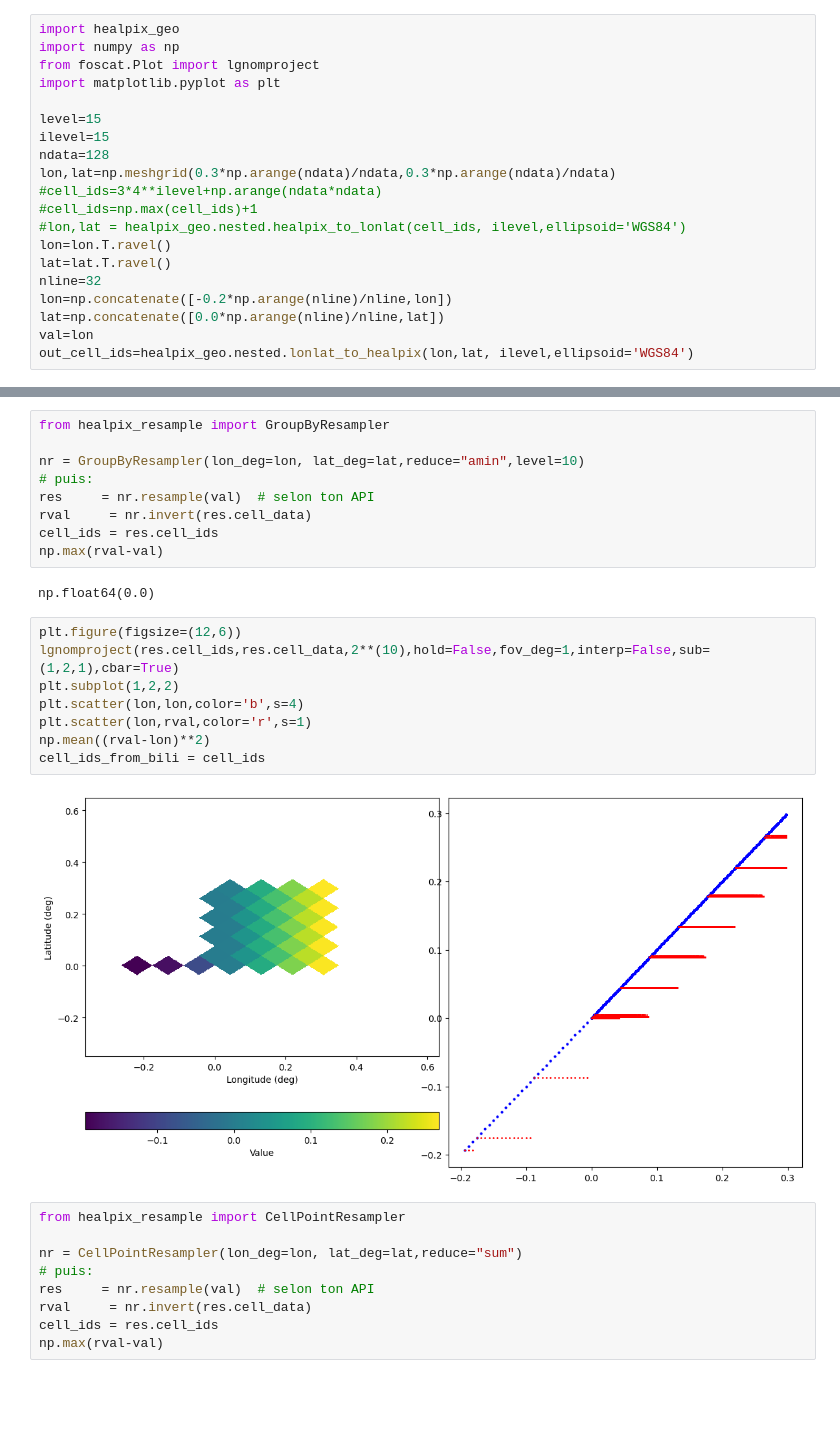
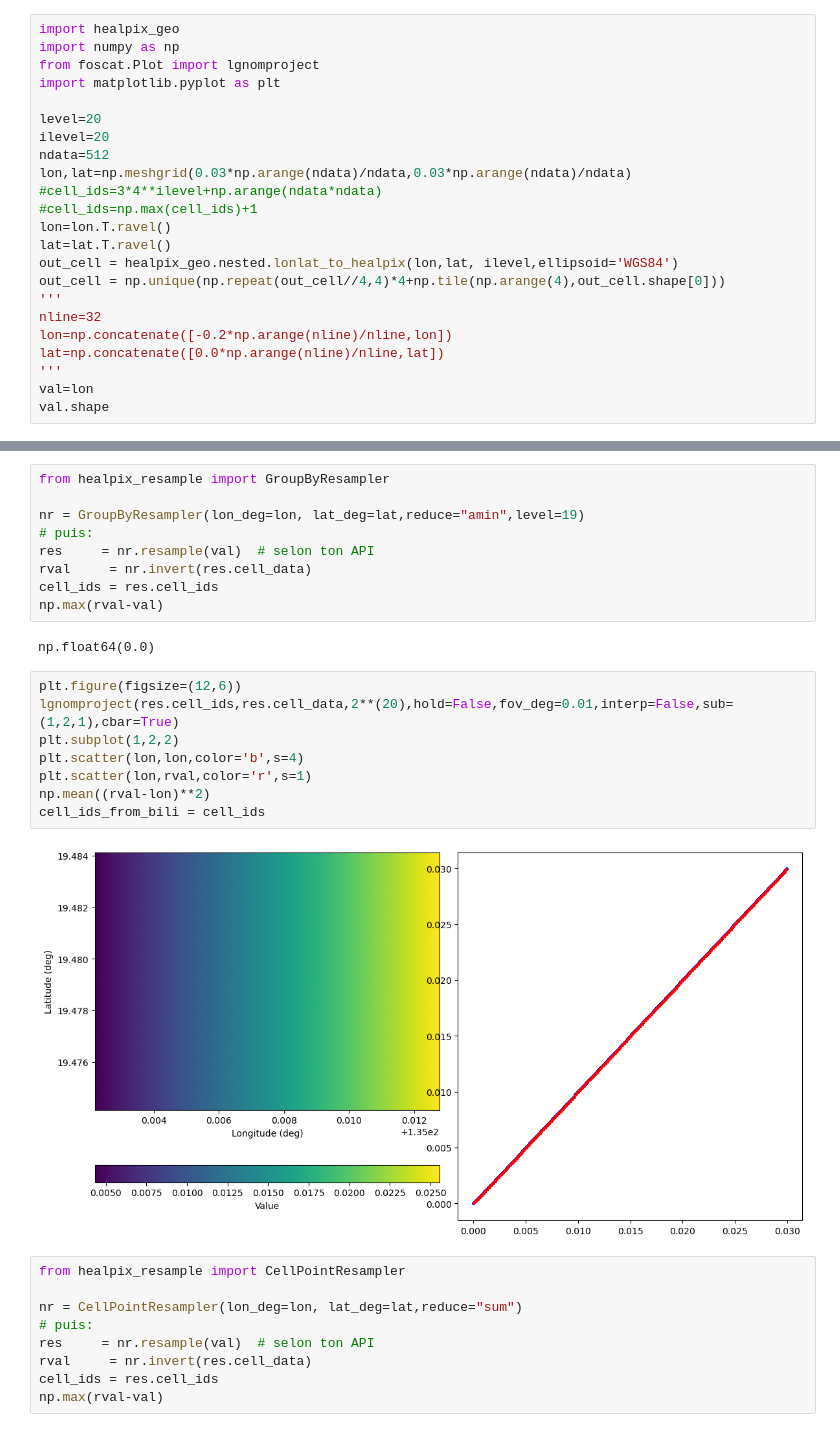
Before and after one commit to EOPF-DGGS/healpix-resample, a Jupyter notebook: notebooks/Test_regrid_to_healpix.ipynb, the cells around one changed output, grey strips where cells are left out. Cells and saved outputs as stored; diff of their text form; blank space fills up the shorter version.

```diff
--- a/notebooks/Test_regrid_to_healpix.ipynb
+++ b/notebooks/Test_regrid_to_healpix.ipynb
@@ -8,17 +62,20 @@ import numpy as np
 from foscat.Plot import lgnomproject
 import matplotlib.pyplot as plt
 
-level=15
-ilevel=15
-ndata=128
-lon,lat=np.meshgrid(0.3*np.arange(ndata)/ndata,0.3*np.arange(ndata)/ndata)
+level=20
+ilevel=20
+ndata=512
+lon,lat=np.meshgrid(0.03*np.arange(ndata)/ndata,0.03*np.arange(ndata)/ndata)
 #cell_ids=3*4**ilevel+np.arange(ndata*ndata)
 #cell_ids=np.max(cell_ids)+1
-#lon,lat = healpix_geo.nested.healpix_to_lonlat(cell_ids, ilevel,ellipsoid='WGS84')
 lon=lon.T.ravel()
 lat=lat.T.ravel()
+out_cell = healpix_geo.nested.lonlat_to_healpix(lon,lat, ilevel,ellipsoid='WGS84')
+out_cell = np.unique(np.repeat(out_cell//4,4)*4+np.tile(np.arange(4),out_cell.shape[0]))
+'''
 nline=32
 lon=np.concatenate([-0.2*np.arange(nline)/nline,lon])
 lat=np.concatenate([0.0*np.arange(nline)/nline,lat])
+'''
 val=lon
-out_cell_ids=healpix_geo.nested.lonlat_to_healpix(lon,lat, ilevel,ellipsoid='WGS84')
+val.shape
@@ -25,7 +84,7 @@ out_cell_ids=healpix_geo.nested.lonlat_to_healpix(lon,lat, ilevel,ellipsoid='WGS
 # %%
 from healpix_resample import GroupByResampler
 
-nr = GroupByResampler(lon_deg=lon, lat_deg=lat,reduce="amin",level=10)
+nr = GroupByResampler(lon_deg=lon, lat_deg=lat,reduce="amin",level=19)
 # puis:
 res     = nr.resample(val)  # selon ton API
 rval     = nr.invert(res.cell_data)
@@ -35,14 +94,14 @@ np.max(rval-val)
 np.float64(0.0)
 # %%
 plt.figure(figsize=(12,6))
-lgnomproject(res.cell_ids,res.cell_data,2**(10),hold=False,fov_deg=1,interp=False,sub=(1,2,1),cbar=True)
+lgnomproject(res.cell_ids,res.cell_data,2**(20),hold=False,fov_deg=0.01,interp=False,sub=(1,2,1),cbar=True)
 plt.subplot(1,2,2)
 plt.scatter(lon,lon,color='b',s=4)
 plt.scatter(lon,rval,color='r',s=1)
 np.mean((rval-lon)**2)
 cell_ids_from_bili = cell_ids
 # %% [output]
-[figure, old version]
+[figure, new version]
 # %%
 from healpix_resample import CellPointResampler
 
```
Also changed, not shown: parts of 14 cells of this notebook, 3 other files.
